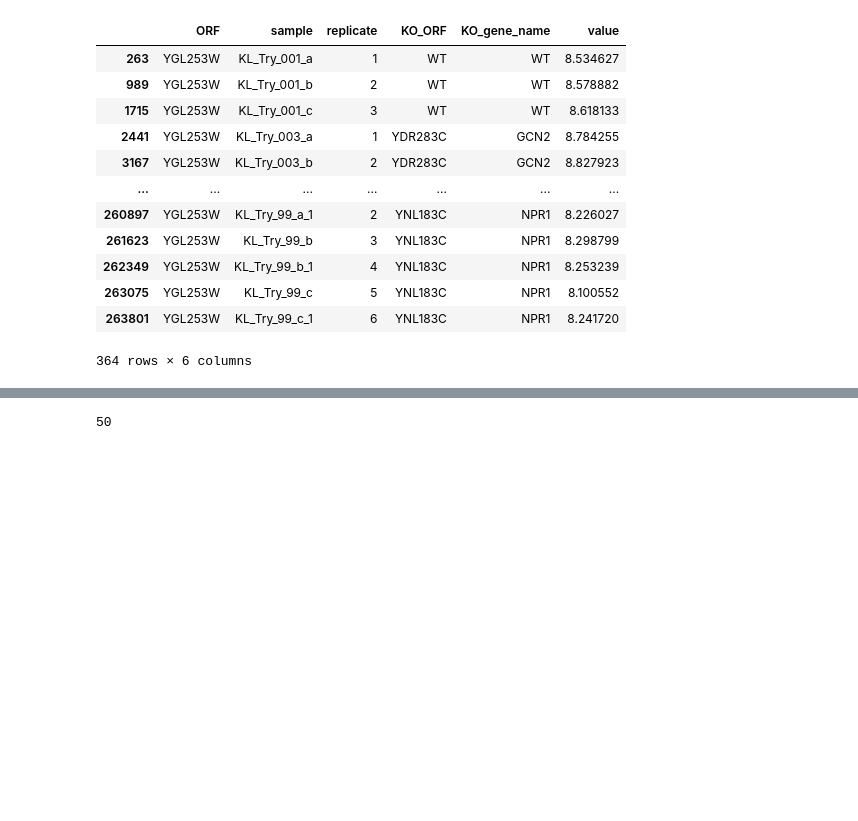
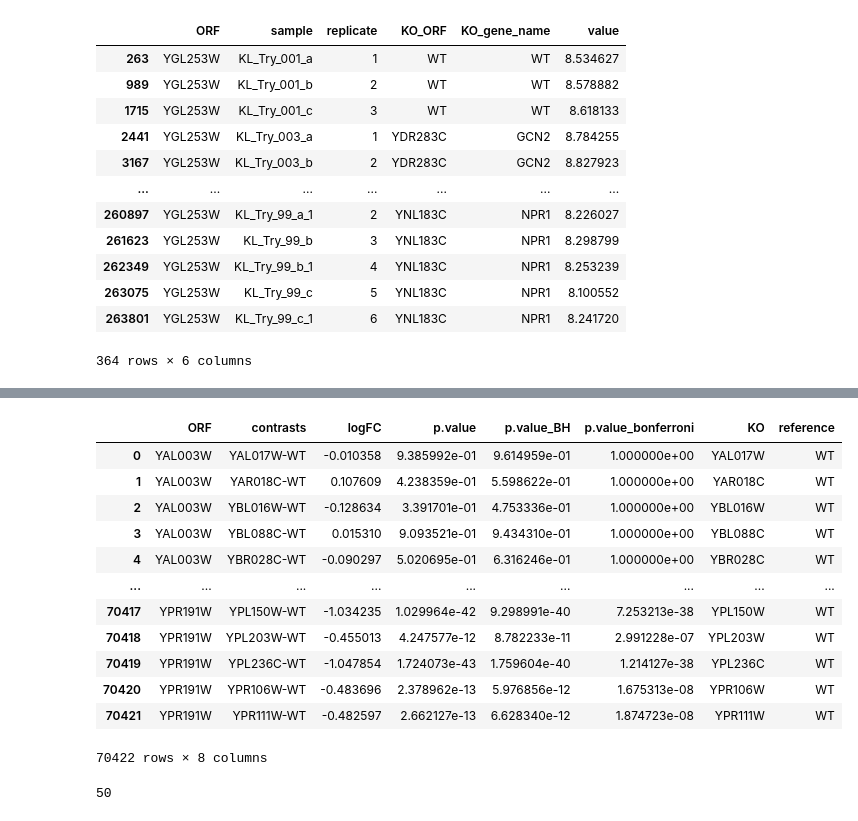
Before and after one commit to trdvangraft/thesis, a Jupyter notebook: metaengineering/main.ipynb, the cells around one changed output, grey strips where cells are left out. Drawn from its saved outputs; the diff is of its cells as text; code cells hidden in the pictures; blank space fills up the shorter version.

```diff
--- a/metaengineering/main.ipynb
+++ b/metaengineering/main.ipynb
@@ -166,3 +178,19 @@ prot_matr_fc[prot_matr_fc['KO'] == 'YGL253W']
+# %%
+prot_matr_fc
+# %% [output]
+|  | ORF | contrasts | logFC | p.value | p.value_BH | p.value_bonferroni | KO | reference |
+| 0 | YAL003W | YAL017W-WT | -0.010358 | 9.385992e-01 | 9.614959e-01 | 1.000000e+00 | YAL017W | WT |
+| 1 | YAL003W | YAR018C-WT | 0.107609 | 4.238359e-01 | 5.598622e-01 | 1.000000e+00 | YAR018C | WT |
+| 2 | YAL003W | YBL016W-WT | -0.128634 | 3.391701e-01 | 4.753336e-01 | 1.000000e+00 | YBL016W | WT |
+| 3 | YAL003W | YBL088C-WT | 0.015310 | 9.093521e-01 | 9.434310e-01 | 1.000000e+00 | YBL088C | WT |
+| 4 | YAL003W | YBR028C-WT | -0.090297 | 5.020695e-01 | 6.316246e-01 | 1.000000e+00 | YBR028C | WT |
+| ... | ... | ... | ... | ... | ... | ... | ... | ... |
+| 70417 | YPR191W | YPL150W-WT | -1.034235 | 1.029964e-42 | 9.298991e-40 | 7.253213e-38 | YPL150W | WT |
+| 70418 | YPR191W | YPL203W-WT | -0.455013 | 4.247577e-12 | 8.782233e-11 | 2.991228e-07 | YPL203W | WT |
+| 70419 | YPR191W | YPL236C-WT | -1.047854 | 1.724073e-43 | 1.759604e-40 | 1.214127e-38 | YPL236C | WT |
+| 70420 | YPR191W | YPR106W-WT | -0.483696 | 2.378962e-13 | 5.976856e-12 | 1.675313e-08 | YPR106W | WT |
+| 70421 | YPR191W | YPR111W-WT | -0.482597 | 2.662127e-13 | 6.628340e-12 | 1.874723e-08 | YPR111W | WT |
+70422 rows × 8 columns
 # %%
 len(raw_metabolites['official_name'].unique())
 # %% [output]
```
Also changed, not shown: parts of 3 cells of this notebook, 59 other files.
